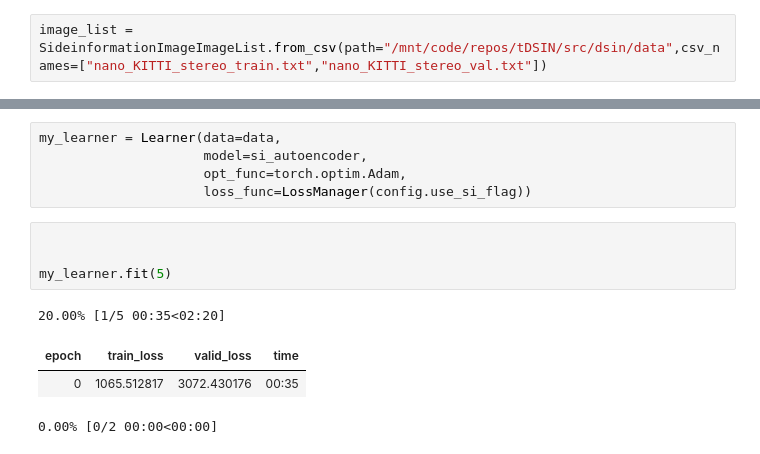
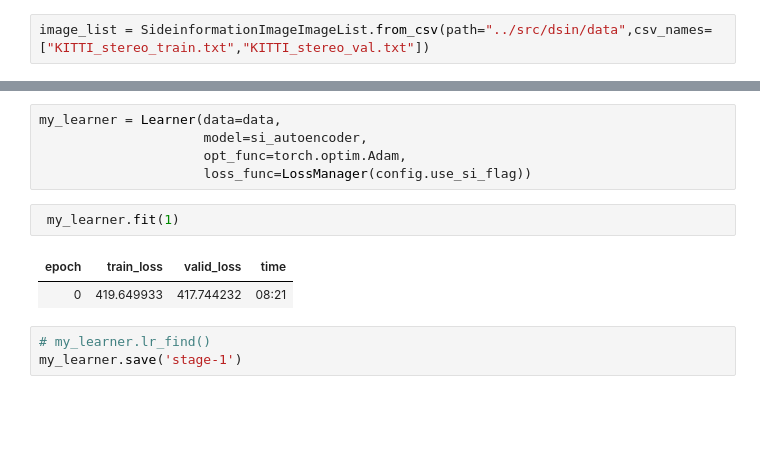
Before and after one commit to barakbeilin/tDSIN, a Jupyter notebook: tutorials/Trainer.ipynb, the cells around one changed output, grey strips where cells are left out. Cells and saved outputs as stored; diff of their text form; blank space fills up the shorter version.

Commit message:
updated Trainer

```diff
--- a/tutorials/Trainer.ipynb
+++ b/tutorials/Trainer.ipynb
@@ -24,5 +33,5 @@ si_autoencoder = SideInformationAutoEncoder(config.use_si_flag)
 # %%
-image_list = SideinformationImageImageList.from_csv(path="/mnt/code/repos/tDSIN/src/dsin/data",csv_names=["nano_KITTI_stereo_train.txt","nano_KITTI_stereo_val.txt"])
+image_list = SideinformationImageImageList.from_csv(path="../src/dsin/data",csv_names=["KITTI_stereo_train.txt","KITTI_stereo_val.txt"])
 # %%
 image_list.items[0]
 # %% [output]
@@ -66,11 +53,10 @@ my_learner = Learner(data=data,
                      opt_func=torch.optim.Adam,
                      loss_func=LossManager(config.use_si_flag))
 # %%
-
-
-my_learner.fit(5)
+ my_learner.fit(1)
 # %% [output]
-20.00% [1/5 00:35<02:20]
 | epoch | train_loss | valid_loss | time |
-| 0 | 1065.512817 | 3072.430176 | 00:35 |
+| 0 | 419.649933 | 417.744232 | 08:21 |
-0.00% [0/2 00:00<00:00]
+# %%
+# my_learner.lr_find()
+my_learner.save('stage-1')
```
Also changed, not shown: parts of 13 cells of this notebook.
